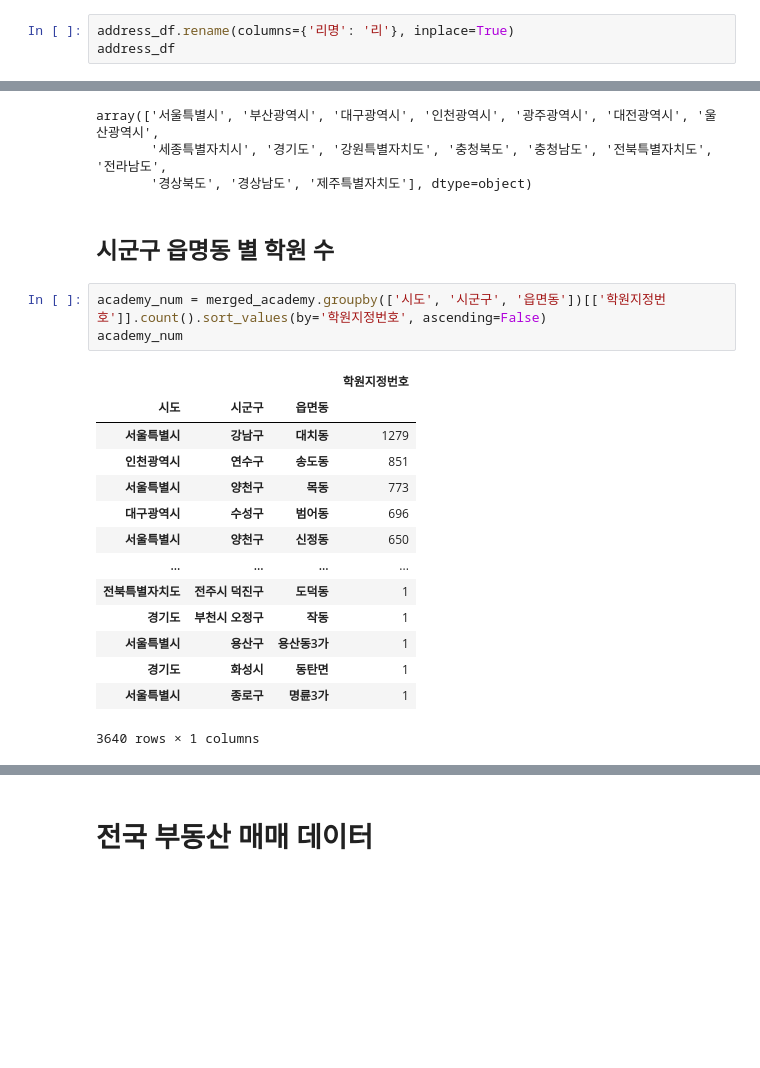
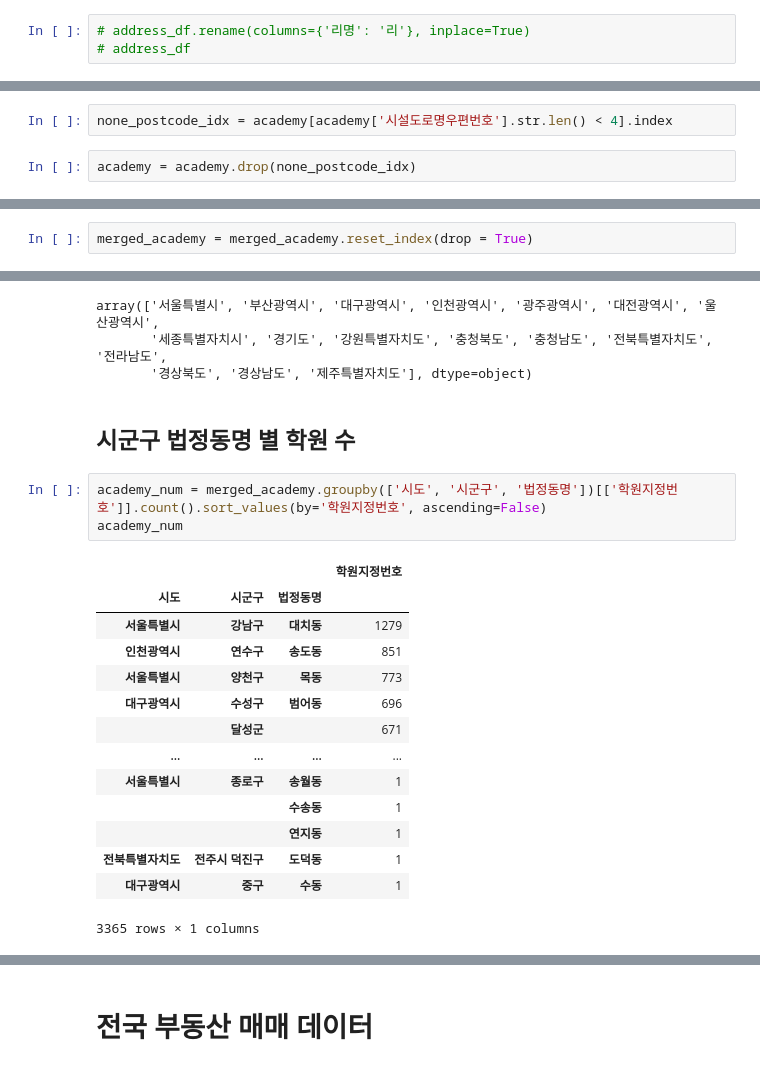
Before and after one commit to yusangsoo/Fintech_PM, a Jupyter notebook: 06_machine_learning/23_전국아파트실거래가_데이터분석_강사님버전.ipynb, the cells around one changed output, grey strips where cells are left out. Drawn from its saved outputs; the diff is of its cells as text; blank space fills up the shorter version.

```diff
--- a/06_machine_learning/23_전국아파트실거래가_데이터분석_강사님버전.ipynb
+++ b/06_machine_learning/23_전국아파트실거래가_데이터분석_강사님버전.ipynb
@@ -424,8 +413,8 @@ address_df
 | 34381 | 27482 | 충청북도 | 충주시 | 호암동 |  |
 34382 rows × 5 columns
 # %%
-address_df.rename(columns={'리명': '리'}, inplace=True)
-address_df
+# address_df.rename(columns={'리명': '리'}, inplace=True)
+# address_df
 # %% [output]
 |  | 우편번호 | 시도 | 시군구 | 읍면동 | 리 |
 | 0 | 25627 | 강원특별자치도 | 강릉시 | 강동면 | 모전리 |
@@ -510,3 +531,7 @@ print(old_address_df['우편번호'].max())
+# %%
+none_postcode_idx = academy[academy['시설도로명우편번호'].str.len() < 4].index
+# %%
+academy = academy.drop(none_postcode_idx)
 # %%
 new_pc_academy = academy[(academy['시설도로명우편번호'].str.len() == 4) | (academy['시설도로명우편번호'].str.len() == 5)]
 new_pc_academy
@@ -655,6 +680,8 @@ merged_academy
 | 27506 | T10 | 제주특별자치도교육청 | 제주시 | 교습소 | 3000010148 | 홍기만영어교습소 | 20111021 | 20111021 | 개원 |  | ... | ... |
 | 27507 | T10 | 제주특별자치도교육청 | 제주시 | 교습소 | 3968 | 화가의집미술교습소 | 20060217 | 20060217 | 개원 |  | ... | ... |
 135922 rows × 30 columns
+# %%
+merged_academy = merged_academy.reset_index(drop = True)
 # %%
 merged_academy['시도'] = merged_academy['시도'].str.replace('강원도', '강원특별자치도').str.replace('전라북도', '전북특별자치도')
 merged_academy['시도'].unique()
@@ -663,25 +690,25 @@ array(['서울특별시', '부산광역시', '대구광역시', '인천광역시
        '세종특별자치시', '경기도', '강원특별자치도', '충청북도', '충청남도', '전북특별자치도', '전라남도',
        '경상북도', '경상남도', '제주특별자치도'], dtype=object)
 # %% [markdown]
-## 시군구 읍명동 별 학원 수
+## 시군구 법정동명 별 학원 수
 # %%
-academy_num = merged_academy.groupby(['시도', '시군구', '읍면동'])[['학원지정번호']].count().sort_values(by='학원지정번호', ascending=False)
+academy_num = merged_academy.groupby(['시도', '시군구', '법정동명'])[['학원지정번호']].count().sort_values(by='학원지정번호', ascending=False)
 academy_num
 # %% [output]
 |  |  |  | 학원지정번호 |
-| 시도 | 시군구 | 읍면동 |  |
+| 시도 | 시군구 | 법정동명 |  |
 | 서울특별시 | 강남구 | 대치동 | 1279 |
 | 인천광역시 | 연수구 | 송도동 | 851 |
 | 서울특별시 | 양천구 | 목동 | 773 |
 | 대구광역시 | 수성구 | 범어동 | 696 |
-| 서울특별시 | 양천구 | 신정동 | 650 |
+|  | 달성군 |  | 671 |
 | ... | ... | ... | ... |
+| 서울특별시 | 종로구 | 송월동 | 1 |
+|  |  | 수송동 | 1 |
+|  |  | 연지동 | 1 |
 | 전북특별자치도 | 전주시 덕진구 | 도덕동 | 1 |
-| 경기도 | 부천시 오정구 | 작동 | 1 |
-| 서울특별시 | 용산구 | 용산동3가 | 1 |
-| 경기도 | 화성시 | 동탄면 | 1 |
-| 서울특별시 | 종로구 | 명륜3가 | 1 |
+| 대구광역시 | 중구 | 수동 | 1 |
-3640 rows × 1 columns
+3365 rows × 1 columns
 # %%
 academy_num = academy_num.reset_index()
 academy_num = academy_num.rename(columns = {'학원지정번호' : '학원수'})
```
Also changed, not shown: parts of 67 cells of this notebook, 2 other files.
